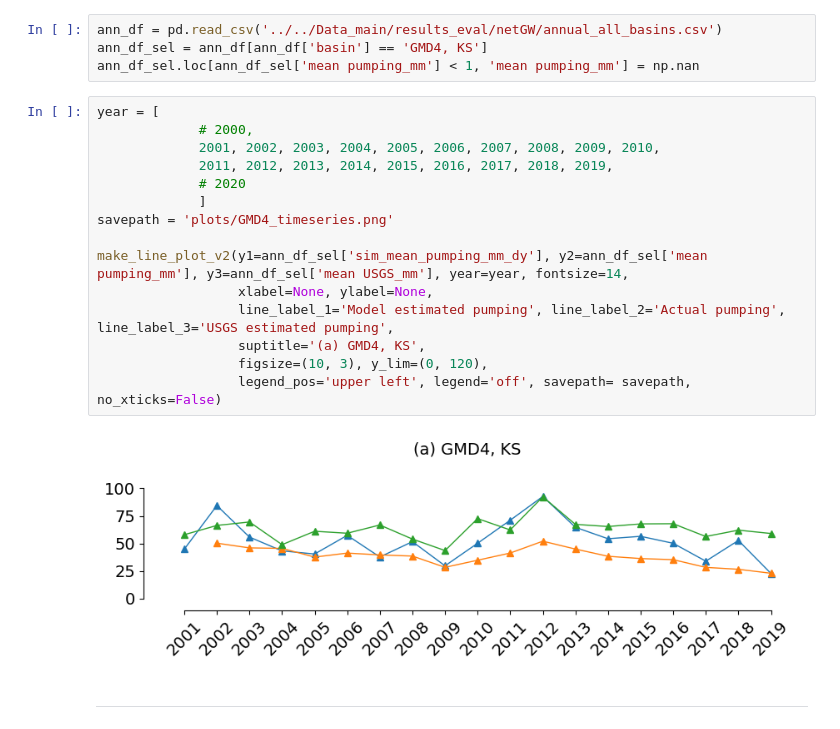
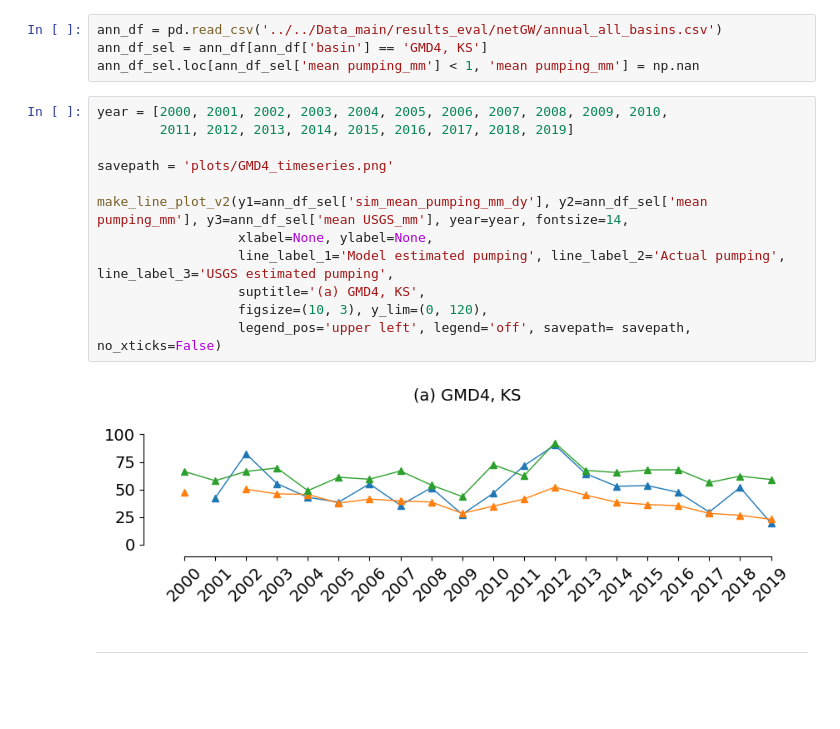
Before and after one commit to mdfahimhasan/WestUS_Peff, a Jupyter notebook: Codes/results_analysis/netGW_vs_pumping.ipynb, the cells around one changed output. Saved outputs shown, nothing was run; the diff lists cells and outputs as text; blank space fills up the shorter version.

```diff
--- a/Codes/results_analysis/netGW_vs_pumping.ipynb
+++ b/Codes/results_analysis/netGW_vs_pumping.ipynb
@@ -132,22 +136,19 @@ ann_df = pd.read_csv('../../Data_main/results_eval/netGW/annual_all_basins.csv')
 ann_df_sel = ann_df[ann_df['basin'] == 'GMD4, KS']
 ann_df_sel.loc[ann_df_sel['mean pumping_mm'] < 1, 'mean pumping_mm'] = np.nan
 # %%
-year = [
-             # 2000,
-             2001, 2002, 2003, 2004, 2005, 2006, 2007, 2008, 2009, 2010,
-             2011, 2012, 2013, 2014, 2015, 2016, 2017, 2018, 2019,
-             # 2020
-             ]
+year = [2000, 2001, 2002, 2003, 2004, 2005, 2006, 2007, 2008, 2009, 2010,
+        2011, 2012, 2013, 2014, 2015, 2016, 2017, 2018, 2019]
+
 savepath = 'plots/GMD4_timeseries.png'
 
 make_line_plot_v2(y1=ann_df_sel['sim_mean_pumping_mm_dy'], y2=ann_df_sel['mean pumping_mm'], y3=ann_df_sel['mean USGS_mm'], year=year, fontsize=14,
                   xlabel=None, ylabel=None,
                   line_label_1='Model estimated pumping', line_label_2='Actual pumping', line_label_3='USGS estimated pumping',
                   suptitle='(a) GMD4, KS',
                   figsize=(10, 3), y_lim=(0, 120),
                   legend_pos='upper left', legend='off', savepath= savepath, no_xticks=False)
 # %% [output]
-[figure, old version]
+[figure, new version]
 # %% [markdown]
 -------------------
 # %% [markdown]
```
Also changed, not shown: parts of 18 cells of this notebook, 14 other files.
